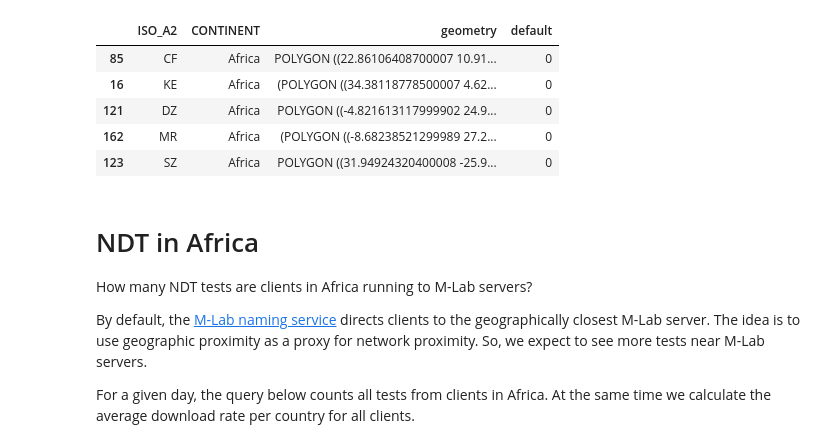
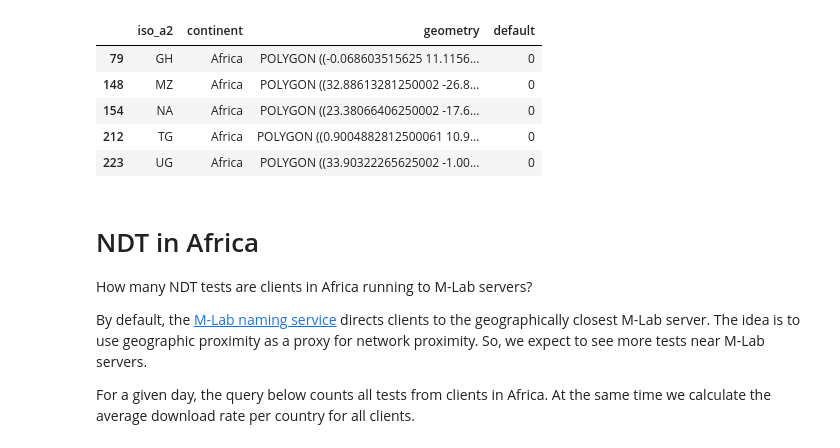
Before and after one commit to m-lab/website, a Jupyter notebook: notebooks/exploring-african-internet.ipynb, the cells around one changed output. Cells and saved outputs as stored; diff of their text form; code cells hidden in the pictures.

```diff
--- a/notebooks/exploring-african-internet.ipynb
+++ b/notebooks/exploring-african-internet.ipynb
@@ -76,13 +65,13 @@ warnings.filterwarnings("ignore")
 os.environ["GOOGLE_CLOUD_PROJECT"] = "measurement-lab"
 
 # Load M-Lab site metadata including site latitude & longitude.
-mlab_sites_config = 'https://storage.googleapis.com/operator-mlab-oti/metadata/v0/current/mlab-site-stats.json'
+mlab_sites_url = 'https://storage.googleapis.com/operator-mlab-oti/metadata/v0/current/mlab-site-stats.json'
+
+# Load the Natural Earth country shapes file.
+worldmap_url = 'https://d2ad6b4ur7yvpq.cloudfront.net/naturalearth-3.3.0/ne_50m_admin_0_countries.geojson'
 
 # Short list of metros in Africa, for convenience.
 african_metros = ['tun', 'jnb', 'cpt', 'mpm', 'tnr', 'los', 'nbo', 'acc']
-
-# Load the Natural Earth country shapes file.
-country_shapes = os.path.expanduser('~/Downloads/ne_10m_admin_0_countries.shp')
 
 # Number of colors to use when coloring maps.
 colors = 10
@@ -105,25 +94,25 @@ def run_query(query, project='measurement-lab'):
     return pd.DataFrame(results)
 # %%
 # Load shape data.
-globe_raw = gpd.read_file(country_shapes)
+globe_raw = gpd.read_file(worldmap_url)
 
 # Select the global information (except Antarctica).
-globe = globe_raw[['ISO_A2', 'CONTINENT', 'geometry']].to_crs('+proj=longlat')
-globe = globe[globe.CONTINENT != 'Antarctica']
+globe = globe_raw[['iso_a2', 'continent', 'geometry']].to_crs('+proj=longlat')
+globe = globe[globe.continent != 'Antarctica']
 # Add a new column with a default value of zero to show countries without data.
 globe['default'] = 0
 
 # Select only Africa.
-africa = globe[globe.CONTINENT == 'Africa'].copy()
+africa = globe[globe.continent == 'Africa'].copy()
 africa['default'] = 0
 africa.sample(5)
 # %% [output]
-|  | ISO_A2 | CONTINENT | geometry | default |
-| 85 | CF | Africa | POLYGON ((22.86106408700007 10.91... | 0 |
-| 16 | KE | Africa | (POLYGON ((34.38118778500007 4.62... | 0 |
-| 121 | DZ | Africa | POLYGON ((-4.821613117999902 24.9... | 0 |
-| 162 | MR | Africa | (POLYGON ((-8.68238521299989 27.2... | 0 |
-| 123 | SZ | Africa | POLYGON ((31.94924320400008 -25.9... | 0 |
+|  | iso_a2 | continent | geometry | default |
+| 79 | GH | Africa | POLYGON ((-0.068603515625 11.1156... | 0 |
+| 148 | MZ | Africa | POLYGON ((32.88613281250002 -26.8... | 0 |
+| 154 | NA | Africa | POLYGON ((23.38066406250002 -17.6... | 0 |
+| 212 | TG | Africa | POLYGON ((0.9004882812500061 10.9... | 0 |
+| 223 | UG | Africa | POLYGON ((33.90322265625002 -1.00... | 0 |
 # %% [markdown]
 # NDT in Africa
 
```
Also changed, not shown: parts of 8 cells of this notebook.
